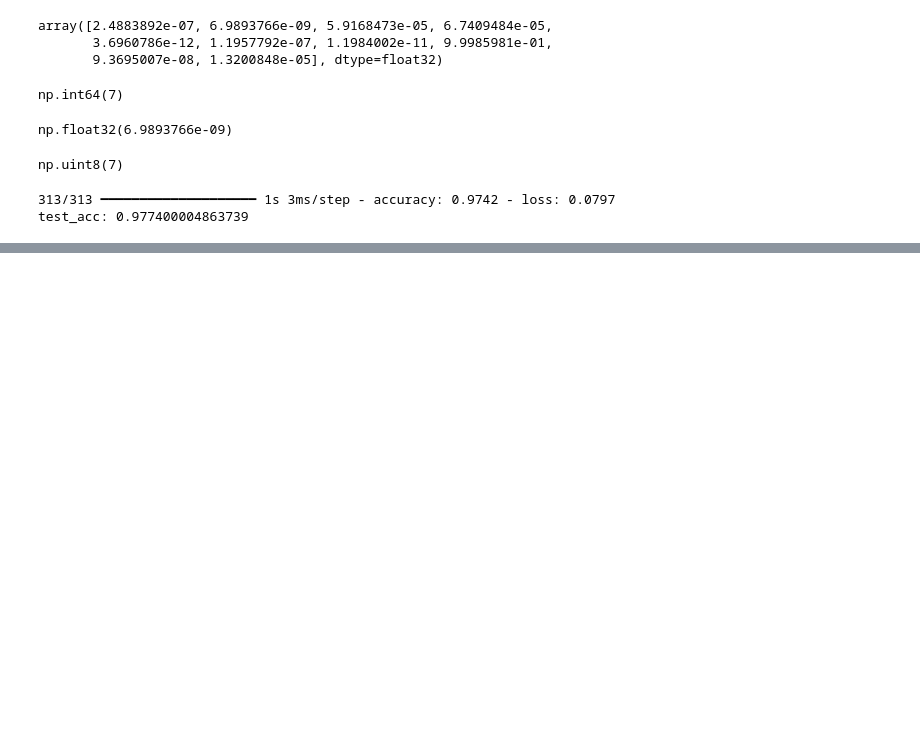
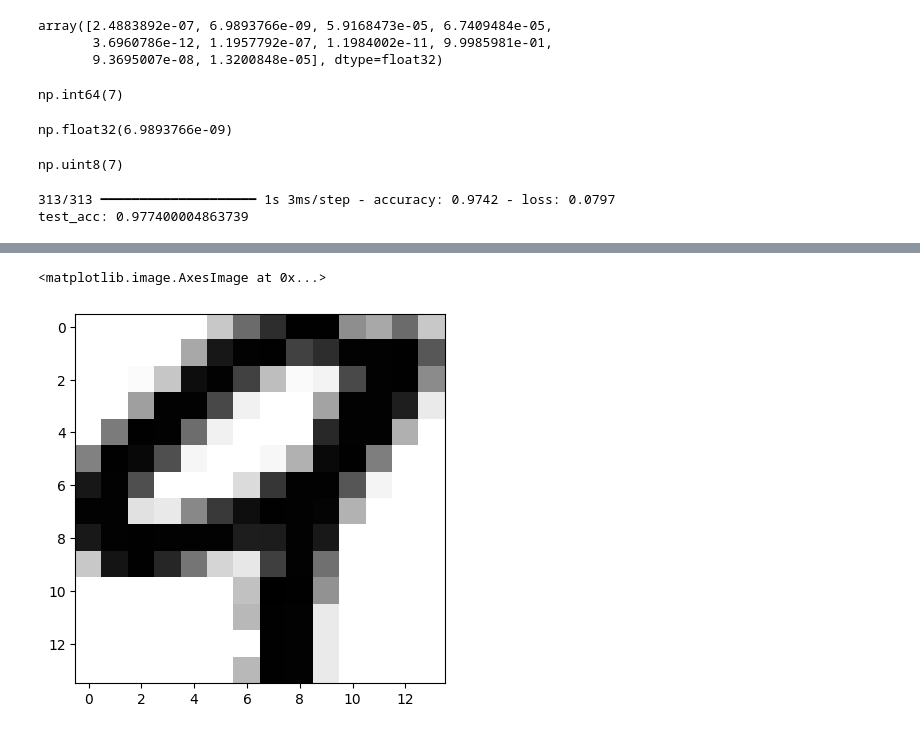
Before and after one commit to joxborrow/deep_learning_with_python, a Jupyter notebook: chapter_1.ipynb, the cells around one changed output, grey strips where cells are left out. Saved outputs shown, nothing was run; the diff lists cells and outputs as text; code cells hidden in the pictures; blank space fills up the shorter version.

```diff
--- a/chapter_1.ipynb
+++ b/chapter_1.ipynb
@@ -102,0 +181,8 @@ test_acc: 0.977400004863739
+# %%
+my_slice = train_images[:, 14:, 14:]
+plt.imshow(my_slice[4], cmap=plt.cm.binary)
+my_slice = train_images[:, 7:-7, 7:-7]
+plt.imshow(my_slice[4], cmap=plt.cm.binary)
+# %% [output]
+<matplotlib.image.AxesImage at 0x...>
+[figure, added]
```
Also changed, not shown: parts of 22 cells of this notebook, 2 other files.
